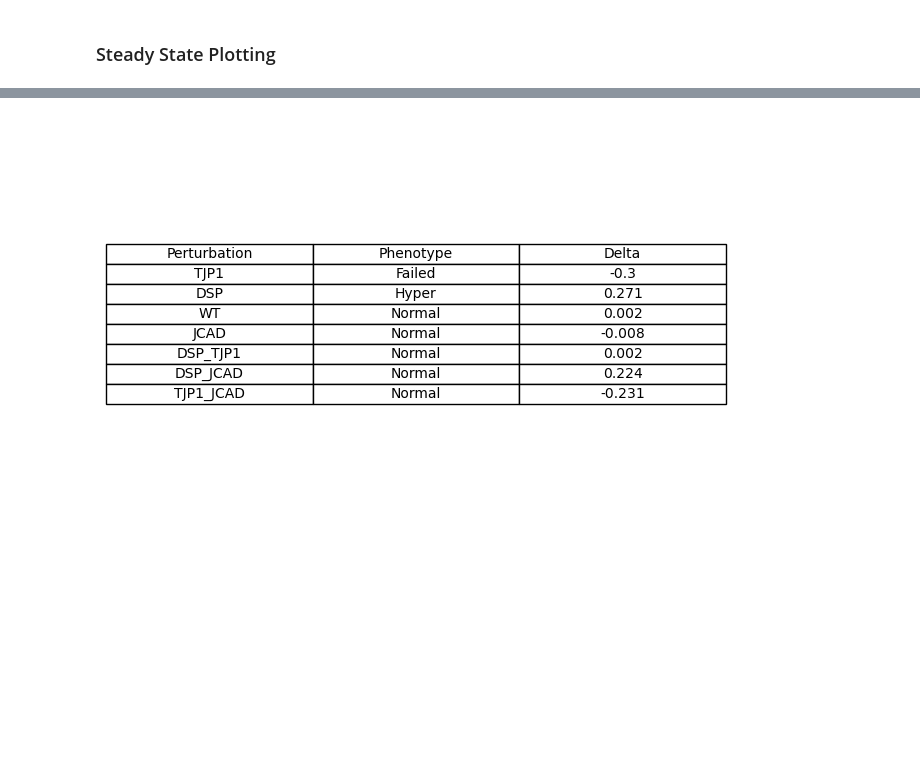
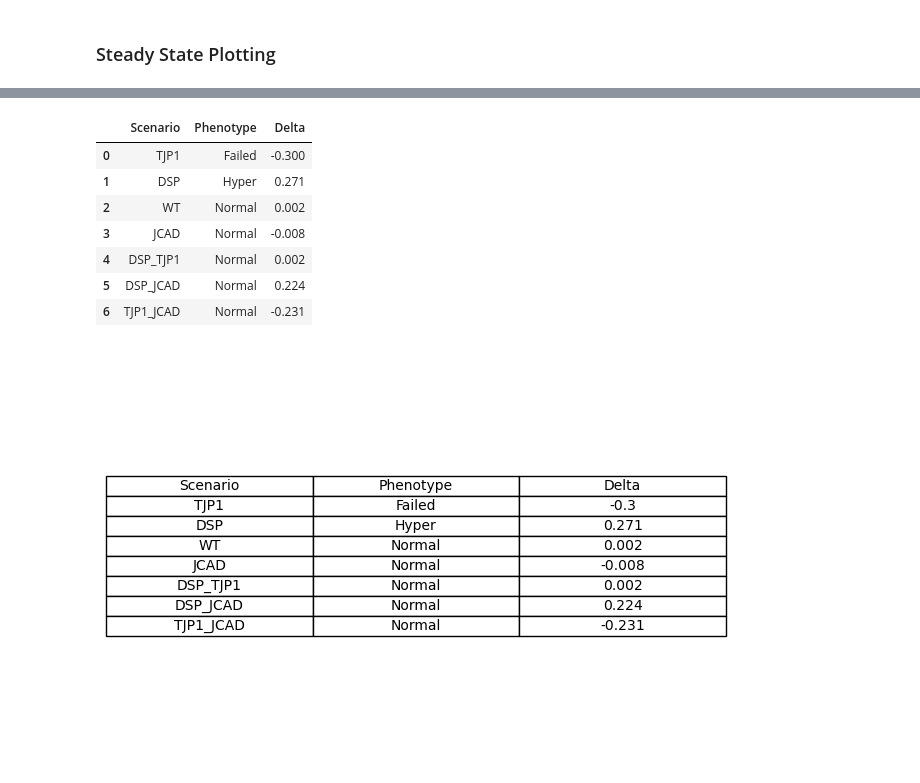
Before and after one commit to emilieyuu/endotehelial-masboss, a Jupyter notebook: notebooks/03_phase2_baseline_validation.ipynb, the cells around one changed output, grey strips where cells are left out. Saved outputs shown, nothing was run; the diff lists cells and outputs as text; code cells hidden in the pictures; blank space fills up the shorter version.

```diff
--- a/notebooks/03_phase2_baseline_validation.ipynb
+++ b/notebooks/03_phase2_baseline_validation.ipynb
@@ -45,7 +45,7 @@ fig_ss_dir = RESULTS_DIR / "figures_steady_state"
 # processed_dir.mkdir(parents=True, exist_ok=True)
 
 fig_time_dir.mkdir(parents=True, exist_ok=True)
-fig_ss_dir = RESULTS_DIR / "figures_timecourse"
+fig_ss_dir.mkdir(parents=True, exist_ok=True)
 # %% [markdown]
 ### Reminder: Basic Perturbation Behaviour Validation
 # %% [markdown]
@@ -415,0 +281,8 @@ plot_full_ss(merged_2, 0.25, True, fig_ss_dir)
+# %%
+
+# combine all ss results into 1 df
+merged = pheno_df_final.merge(
+    balance_df[['scenario', 'delta']],
+    on="scenario",
+    how="left"
+).set_index('scenario')
@@ -416,26 +295,38 @@ plot_full_ss(merged_2, 0.25, True, fig_ss_dir)
 # %%
-df = merged_2.copy().round(3).rename_axis("Perturbation").reset_index()
-df.columns = [col.capitalize() for col in df.columns]
+# Save dataframe table as figure
 
-
-# Create figure
-fig, ax = plt.subplots(figsize=(8, len(df) * 0.6 + 1))
-ax.axis('off')
-
-# Create table
-table = ax.table(
-    cellText=df.values,
-    colLabels=df.columns,
-    loc='center',
-    cellLoc='center'
-)
-
-table.auto_set_font_size(False)
-table.set_fontsize(10)
-table.scale(1, 1.2)
-plt.show()
-# Save figure
-#plt.savefig(filename, bbox_inches='tight', dpi=300)
-plt.close(fig)
+table_df = merged.copy().round(3)
+table_df.columns = [col.capitalize() for col in table_df.columns]
+table_df
 # %% [output]
-[figure, removed]
+|  | Scenario | Phenotype | Delta |
+| 0 | TJP1 | Failed | -0.300 |
+| 1 | DSP | Hyper | 0.271 |
+| 2 | WT | Normal | 0.002 |
+| 3 | JCAD | Normal | -0.008 |
+| 4 | DSP_TJP1 | Normal | 0.002 |
+| 5 | DSP_JCAD | Normal | 0.224 |
+| 6 | TJP1_JCAD | Normal | -0.231 |
+# %%
+# Create figure
+fig, ax = plt.subplots(figsize=(8, len(df) * 0.6 + 1))
+ax.axis('off')
+
+# Create table
+table = ax.table(
+    cellText=table_df.values,
+    colLabels=table_df.columns,
+    loc='center',
+    cellLoc='center'
+)
+
+table.auto_set_font_size(False)
+table.set_fontsize(10)
+table.scale(1, 1.2)
+
+# Save figure
+plt.savefig(fig_ss_dir / "pheno_delta_table.png", bbox_inches='tight', dpi=300)
+plt.show()
+plt.close(fig)
+# %% [output]
+[figure, added]
```
Also changed, not shown: parts of 13 cells of this notebook, 29 other files.
